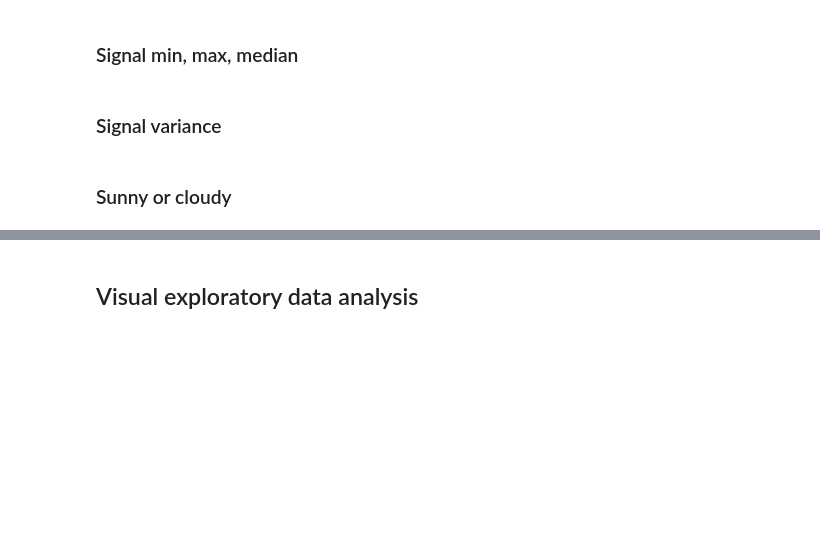
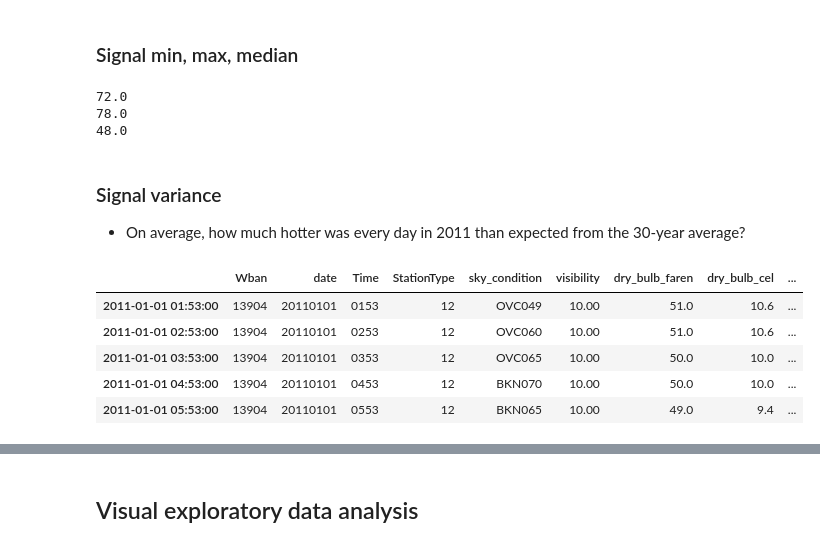
Before and after one commit to wsurles/datacamp_courses, a Jupyter notebook: python_courses/pandas_foundations/pandas_foundations.ipynb, the cells around one changed output, grey strips where cells are left out. Drawn from its saved outputs; the diff is of its cells as text; code cells hidden in the pictures; blank space fills up the shorter version.

```diff
--- a/python_courses/pandas_foundations/pandas_foundations.ipynb
+++ b/python_courses/pandas_foundations/pandas_foundations.ipynb
@@ -3031,2 +3075,12 @@ plt.clf()
 # %% [markdown]
 ### Re-assigning column names
+# %%
+column_labels = 'Wban,date,Time,StationType,sky_condition,sky_conditionFlag,\
+visibility,visibilityFlag,wx_and_obst_to_vision,wx_and_obst_to_visionFlag,\
+dry_bulb_faren,dry_bulb_farenFlag,dry_bulb_cel,dry_bulb_celFlag,wet_bulb_faren,\
+wet_bulb_farenFlag,wet_bulb_cel,wet_bulb_celFlag,dew_point_faren,dew_point_farenFlag,\
+dew_point_cel,dew_point_celFlag,relative_humidity,relative_humidityFlag,wind_speed,\
+wind_speedFlag,wind_direction,wind_directionFlag,value_for_wind_character,\
+value_for_wind_characterFlag,station_pressure,station_pressureFlag,pressure_tendency,\
+pressure_tendencyFlag,presschange,presschangeFlag,sea_level_pressure,sea_level_pressureFlag,\
+record_type,hourly_precip,hourly_precipFlag,altimeter,altimeterFlag,junk'
@@ -3033,2 +3145,20 @@ plt.clf()
 # %% [markdown]
 ### Cleaning and tidying datetime data
+# %%
+# Convert the date column to string: df_dropped['date']
+df_dropped['date'] = df_dropped['date'].astype(str)
+
+# Pad leading zeros to the Time column: df_dropped['Time']
+df_dropped['Time'] = df_dropped['Time'].apply(lambda x:'{:0>4}'.format(x))
+
+# Concatenate the new date and Time columns: date_string
+date_string = df_dropped['date'] + df_dropped['Time']
+
+# Convert the date_string Series to datetime: date_times
+date_times = pd.to_datetime(date_string, format='%Y%m%d%H%M')
+
+# Set the index to be the new date_times container: df_clean
+df_clean = df_dropped.set_index(date_times)
+
+# Print the output of df_clean.head()
+print(df_clean.head())
@@ -3035,2 +3183,17 @@ plt.clf()
 # %% [markdown]
 ### Cleaning the numeric columns
+# %%
+# Print the dry_bulb_faren temperature between 8 AM and 9 AM on June 20, 2011
+print(df_clean.loc['2011-06-20 08:00:00':'2011-06-20 09:00:00', 'dry_bulb_faren'])
+print('-------------------------')
+
+# Convert the dry_bulb_faren column to numeric values: df_clean['dry_bulb_faren']
+df_clean['dry_bulb_faren'] = pd.to_numeric(df_clean['dry_bulb_faren'], errors = 'coerce')
+
+# Print the transformed dry_bulb_faren temperature between 8 AM and 9 AM on June 20, 2011
+print(df_clean.loc['2011-06-20 08:00:00':'2011-06-20 09:00:00', 'dry_bulb_faren'])
+print('-------------------------')
+
+# Convert the wind_speed and dew_point_faren columns to numeric values
+df_clean['wind_speed'] = pd.to_numeric(df_clean['wind_speed'], errors = 'coerce')
+df_clean['dew_point_faren'] = pd.to_numeric(df_clean['dew_point_faren'], errors = 'coerce')
@@ -3038,7 +3219,28 @@ plt.clf()
 ## Statistical exploratory data analysis
 # %% [markdown]
 ### Signal min, max, median
-# %% [markdown]
-### Signal variance
-# %% [markdown]
-### Sunny or cloudy
+# %%
+# Print the median of the dry_bulb_faren column
+print(df_clean['dry_bulb_faren'].median())
+
+# Print the median of the dry_bulb_faren column for the time range '2011-Apr':'2011-Jun'
+print(df_clean.loc['2011-Apr':'2011-Jun', 'dry_bulb_faren'].median())
+
+# Print the median of the dry_bulb_faren column for the month of January
+print(df_clean.loc['2011-Jan', 'dry_bulb_faren'].median())
+# %% [output]
+72.0
+78.0
+48.0
+# %% [markdown]
+### Signal variance
+- On average, how much hotter was every day in 2011 than expected from the 30-year average?
+# %%
+df_clean.head()
+# %% [output]
+|  | Wban | date | Time | StationType | sky_condition | visibility | dry_bulb_faren | dry_bulb_cel | ... |
+| 2011-01-01 01:53:00 | 13904 | 20110101 | 0153 | 12 | OVC049 | 10.00 | 51.0 | 10.6 | ... |
+| 2011-01-01 02:53:00 | 13904 | 20110101 | 0253 | 12 | OVC060 | 10.00 | 51.0 | 10.6 | ... |
+| 2011-01-01 03:53:00 | 13904 | 20110101 | 0353 | 12 | OVC065 | 10.00 | 50.0 | 10.0 | ... |
+| 2011-01-01 04:53:00 | 13904 | 20110101 | 0453 | 12 | BKN070 | 10.00 | 50.0 | 10.0 | ... |
+| 2011-01-01 05:53:00 | 13904 | 20110101 | 0553 | 12 | BKN065 | 10.00 | 49.0 | 9.4 | ... |
```
Also changed, not shown: parts of 21 cells of this notebook, 1 other file.
